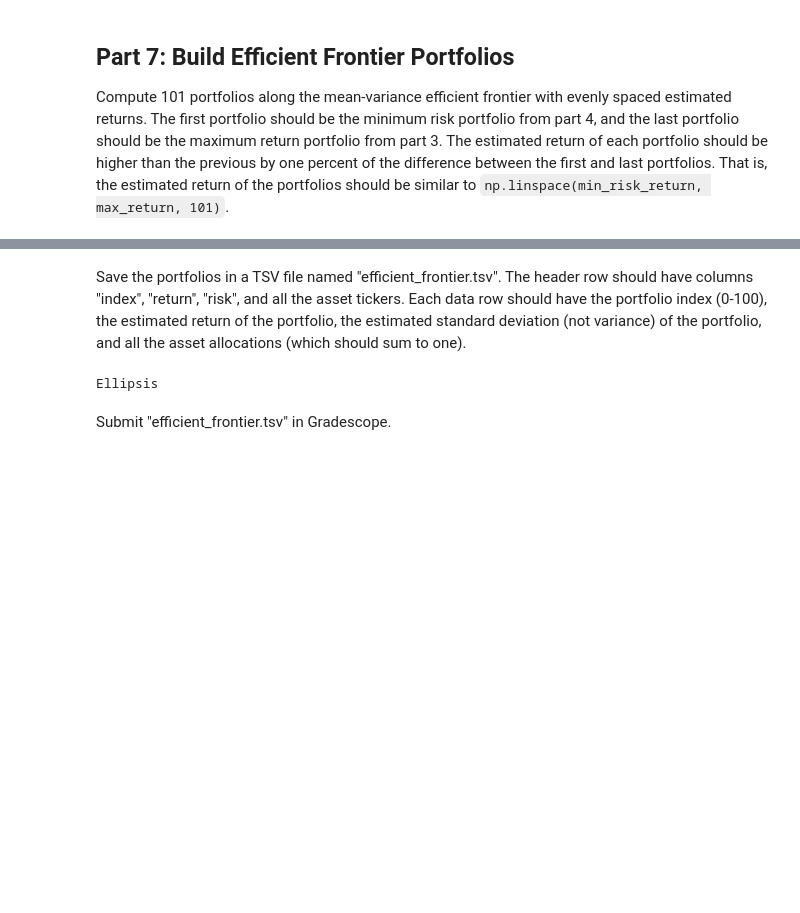
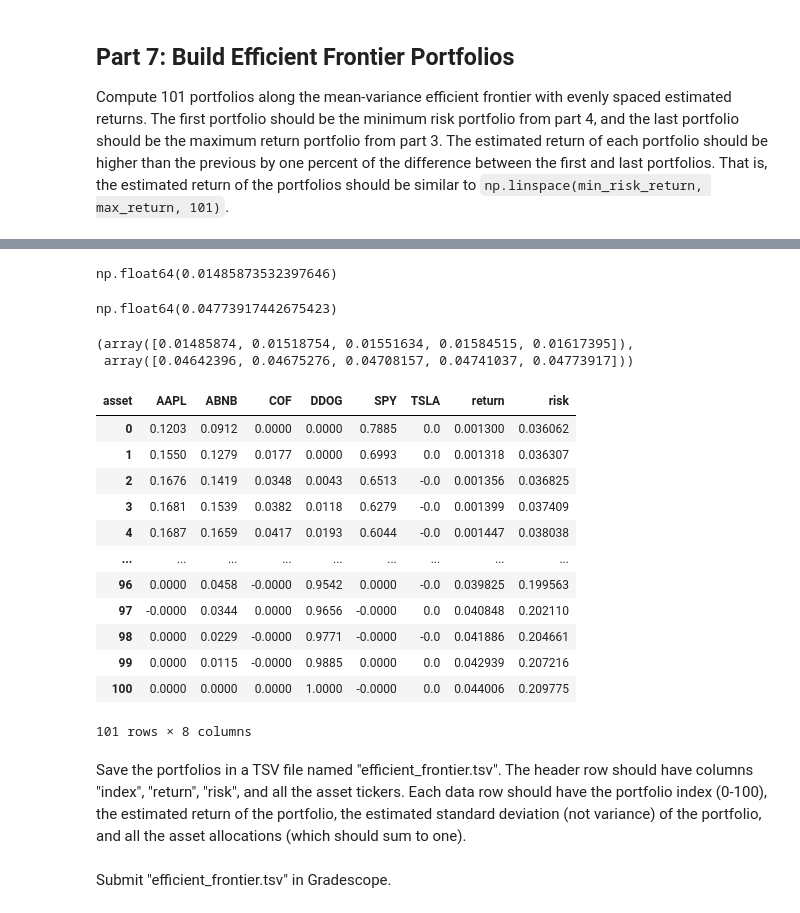
Before and after one commit to calebhadley1/AI_in_the_Field_Coursework, a Jupyter notebook: Week 1/dx704-project-01.ipynb, the cells around one changed output, grey strips where cells are left out. Saved outputs shown, nothing was run; the diff lists cells and outputs as text; code cells hidden in the pictures; blank space fills up the shorter version.

```diff
--- a/Week 1/dx704-project-01.ipynb
+++ b/Week 1/dx704-project-01.ipynb
@@ -409,3 +436,60 @@ Ellipsis
+# %%
+estimated_return_minimum_risk
+# %% [output]
+np.float64(0.01485873532397646)
+# %%
+estimated_return_maximum_return
+# %% [output]
+np.float64(0.04773917442675423)
+# %%
+target_returns = np.linspace(estimated_return_minimum_risk, estimated_return_maximum_return, 101)
+target_returns[:5], target_returns[-5:]
+# %% [output]
+(array([0.01485874, 0.01518754, 0.01551634, 0.01584515, 0.01617395]),
+ array([0.04642396, 0.04675276, 0.04708157, 0.04741037, 0.04773917]))
+# %%
+efficient_frontier_dfs = []
+for i, target_return in enumerate(target_returns):
+    x_target_return = cp.Variable(n)
+    objective_target_return = cp.Minimize(x_target_return.T @ risk_df.to_numpy() @ x_target_return)
+    prob_target_return = cp.Problem(objective_target_return, [
+            0 <= x_target_return,
+            cp.sum(x_target_return) == 1,
+            mean_returns.to_numpy().reshape(1, -1) @ x_target_return == target_return
+        ]
+    )
+    covariance_target_return = prob_target_return.solve()
+
+    # risk is the estimated standard deviation of the portfolio
+    # TODO: not sure if i am doing this part right
+    risk = np.sqrt(covariance_target_return)
+
+    efficient_frontier_df = pd.DataFrame({
+        'asset': mean_returns.index,
+        'allocation': x_target_return.value.round(4)
+    })
+    efficient_frontier_df = efficient_frontier_df.set_index('asset').T.reset_index(drop=True)
+    efficient_frontier_df['return'] = covariance_target_return
+    efficient_frontier_df['risk'] = risk
+
+    efficient_frontier_dfs.append(efficient_frontier_df)
+result = pd.concat(efficient_frontier_dfs)
+result.reset_index(inplace=True, drop=True)
+result
+# %% [output]
+| asset | AAPL | ABNB | COF | DDOG | SPY | TSLA | return | risk |
+| 0 | 0.1203 | 0.0912 | 0.0000 | 0.0000 | 0.7885 | 0.0 | 0.001300 | 0.036062 |
+| 1 | 0.1550 | 0.1279 | 0.0177 | 0.0000 | 0.6993 | 0.0 | 0.001318 | 0.036307 |
+| 2 | 0.1676 | 0.1419 | 0.0348 | 0.0043 | 0.6513 | -0.0 | 0.001356 | 0.036825 |
+| 3 | 0.1681 | 0.1539 | 0.0382 | 0.0118 | 0.6279 | -0.0 | 0.001399 | 0.037409 |
+| 4 | 0.1687 | 0.1659 | 0.0417 | 0.0193 | 0.6044 | -0.0 | 0.001447 | 0.038038 |
+| ... | ... | ... | ... | ... | ... | ... | ... | ... |
+| 96 | 0.0000 | 0.0458 | -0.0000 | 0.9542 | 0.0000 | -0.0 | 0.039825 | 0.199563 |
+| 97 | -0.0000 | 0.0344 | 0.0000 | 0.9656 | -0.0000 | 0.0 | 0.040848 | 0.202110 |
+| 98 | 0.0000 | 0.0229 | -0.0000 | 0.9771 | -0.0000 | -0.0 | 0.041886 | 0.204661 |
+| 99 | 0.0000 | 0.0115 | -0.0000 | 0.9885 | 0.0000 | 0.0 | 0.042939 | 0.207216 |
+| 100 | 0.0000 | 0.0000 | 0.0000 | 1.0000 | -0.0000 | 0.0 | 0.044006 | 0.209775 |
+101 rows × 8 columns
 # %% [markdown]
 Save the portfolios in a TSV file named "efficient_frontier.tsv".
 The header row should have columns "index", "return", "risk", and all the asset tickers.
@@ -413,9 +497,7 @@ Each data row should have the portfolio index (0-100), the estimated return of t
 # %%
 # YOUR CHANGES HERE
 
-...
+efficient_frontier_df.to_csv("efficient_frontier.tsv", sep='\t', index=False)
-# %% [output]
-Ellipsis
 # %% [markdown]
 Submit "efficient_frontier.tsv" in Gradescope.
 # %% [markdown]
```
Also changed, not shown: parts of 10 cells of this notebook, 1 other file.
